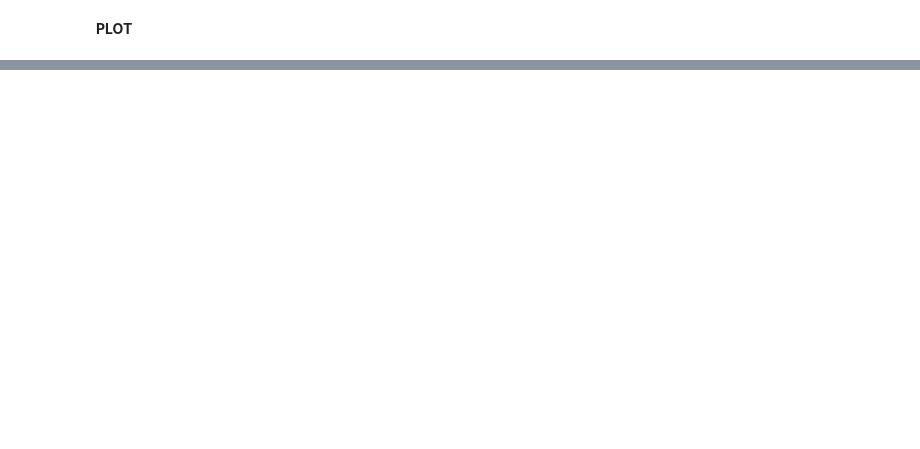
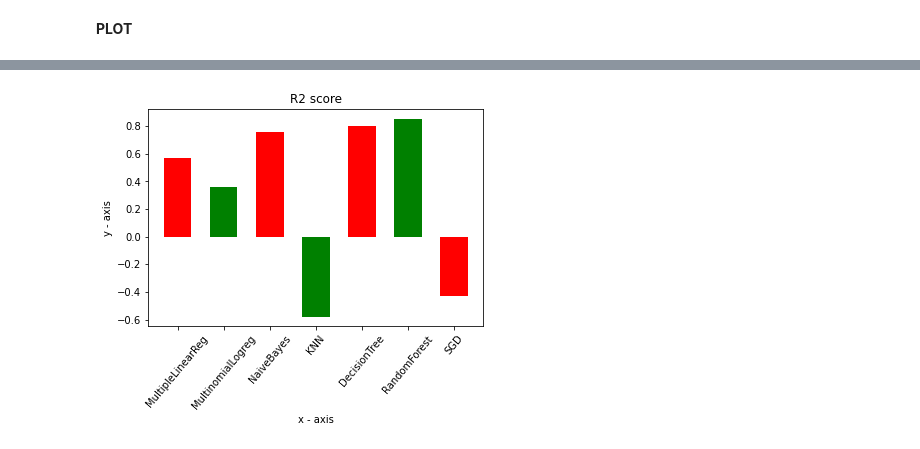
Before and after one commit to gaurisharma360/intensityofepilepsy, a Jupyter notebook: Intensity_of_Epilepsy_using_EEG.ipynb, the cells around one changed output, grey strips where cells are left out. Cells and saved outputs as stored; diff of their text form; code cells hidden in the pictures; blank space fills up the shorter version.

Commit message:
new figures r2 score

```diff
--- a/Intensity_of_Epilepsy_using_EEG.ipynb
+++ b/Intensity_of_Epilepsy_using_EEG.ipynb
@@ -517,3 +527,7 @@ m4=metrics.accuracy_score(y_test, y_predknn)
 m4
 # %% [output]
 0.3333333333333333
+# %%
+#negative beacuse dataset is very small
+r2predknn=r2_score(y_test,y_predknn)
+r2predknn
@@ -666,3 +682,6 @@ print("Root Mean Squared Error is",rms5)
 # %% [output]
 Mean Squared Error is 0.2222222222222222
 Root Mean Squared Error is 0.4714045207910317
+# %%
+r2preddt=r2_score(y_test,y_preddt)
+r2preddt
@@ -796,3 +817,6 @@ print("Root Mean Squared Error is",rms6)
 # %% [output]
 Mean Squared Error is 0.16666666666666666
 Root Mean Squared Error is 0.408248290463863
+# %%
+r2predrf=r2_score(y_test,y_predrf)
+r2predrf
@@ -916,3 +946,6 @@ print("Root Mean Squared Error is",rms7)
 # %% [output]
 Mean Squared Error is 1.6111111111111112
 Root Mean Squared Error is 1.2692955176439846
+# %%
+r2predsgd=r2_score(y_test,sgdypred)
+r2predsgd
@@ -1028,3 +1063,30 @@ plt.show()
+# %%
+# x-coordinates of left sides of bars
+left = [1, 2, 3, 4, 5, 6, 7]
+
+# heights of bars
+height= [m1, r2predlr, r2prednb, r2predknn, r2preddt, r2predrf, r2predsgd]
+# labels for bars
+tick_label = ['MultipleLinearReg', 'MultinomialLogreg', 'NaiveBayes', 'KNN', 'DecisionTree',"RandomForest","SGD"]
+ # function to add value labels
+
+# plotting a bar chart
+plt.bar(left, height, tick_label = tick_label,
+        width = 0.6, color = ['red', 'green'])
+
+
+# naming the x-axis
+plt.xlabel('x - axis')
+plt.xticks(rotation=50)
+# naming the y-axis
+plt.ylabel('y - axis')
+# plot title
+plt.title('R2 score')
+
+# function to show the plot
+plt.show()
+# %% [output]
+[figure, added]
 # %%
 # x-coordinates of left sides of bars
 left = [1, 2, 3, 4, 5, 6, 7]
```
Also changed, not shown: parts of 31 cells of this notebook.
